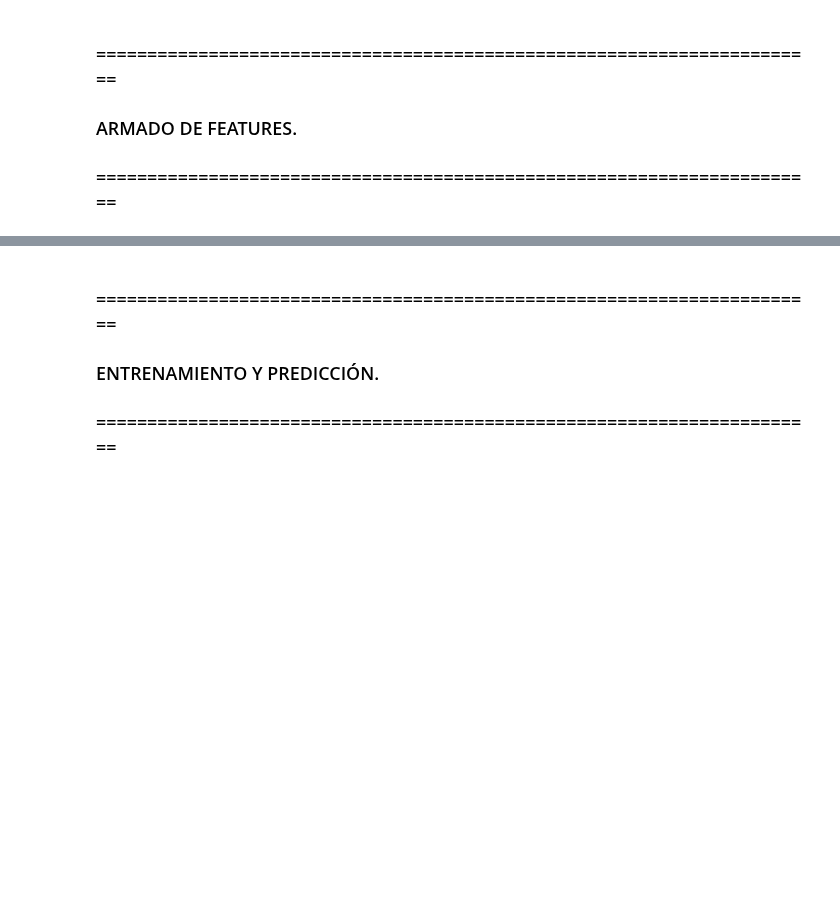
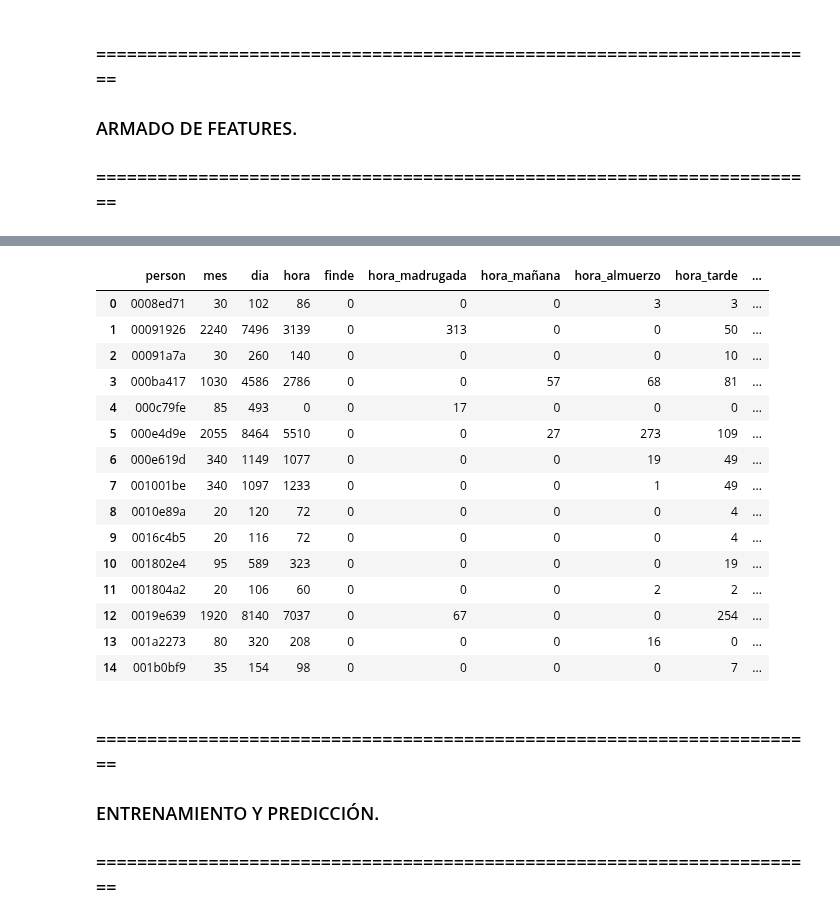
Before and after one commit to asilvestri2020/7506_2C2018, a Jupyter notebook: TP2/Borrador_Andres.ipynb, the cells around one changed output, grey strips where cells are left out. Drawn from its saved outputs; the diff is of its cells as text; code cells hidden in the pictures; blank space fills up the shorter version.

Commit message:
Agrupando
Hay columnas que traen problemas, revisando...

```diff
--- a/TP2/Borrador_Andres.ipynb
+++ b/TP2/Borrador_Andres.ipynb
@@ -140,18 +172,44 @@ eventos = pd.concat([eventos, dummies_storage], axis=1)
 # %%
-columnas_filtrar = list(eventos.select_dtypes(include=['int','float64','uint8']).columns)
+columnas_filtrar = list(eventos_filtrados.select_dtypes(include=['int','float64','uint8']).columns)
 
 columnas_filtrar.remove('sku')
-columnas_filtrar.remove('staticpage')
+#columnas_filtrar.remove('generic listing')
+#columnas_filtrar.remove('staticpage')
+#columnas_filtrar.remove('Azul Topázio')
 columnas_filtrar.append('person')
-asd = eventos.loc[:, eventos.columns.isin(columnas_filtrar)]
+asd = eventos_filtrados.loc[:, eventos_filtrados.columns.isin(columnas_filtrar)]
 columnas_filtrar.remove('person')
 
-eventos_agrupados = asd.groupby('person')[columnas_filtrar]
+# VOY A TRABAJAR CON UN CASO  TESTIGO.
+pd.options.display.max_columns = 350
 
+#asd.info()
+asd.head(25)
+eventos_agrupados = ''
+eventos_agrupados = asd.groupby('person')[columnas_filtrar].sum().reset_index()
+eventos_agrupados = eventos_agrupados[(eventos_agrupados.dia > 0)]
+eventos_agrupados.head(15)
 
 #asd.head()
 #grouped_df = eventos.groupby('person').mean().reset_index()
 #entrenar = pd.](grouped_df)
+# %% [output]
+|  | person | mes | dia | hora | finde | hora_madrugada | hora_mañana | hora_almuerzo | hora_tarde | ... |
+| 0 | 0008ed71 | 30 | 102 | 86 | 0 | 0 | 0 | 3 | 3 | ... |
+| 1 | 00091926 | 2240 | 7496 | 3139 | 0 | 313 | 0 | 0 | 50 | ... |
+| 2 | 00091a7a | 30 | 260 | 140 | 0 | 0 | 0 | 0 | 10 | ... |
+| 3 | 000ba417 | 1030 | 4586 | 2786 | 0 | 0 | 57 | 68 | 81 | ... |
+| 4 | 000c79fe | 85 | 493 | 0 | 0 | 17 | 0 | 0 | 0 | ... |
+| 5 | 000e4d9e | 2055 | 8464 | 5510 | 0 | 0 | 27 | 273 | 109 | ... |
+| 6 | 000e619d | 340 | 1149 | 1077 | 0 | 0 | 0 | 19 | 49 | ... |
+| 7 | 001001be | 340 | 1097 | 1233 | 0 | 0 | 0 | 1 | 49 | ... |
+| 8 | 0010e89a | 20 | 120 | 72 | 0 | 0 | 0 | 0 | 4 | ... |
+| 9 | 0016c4b5 | 20 | 116 | 72 | 0 | 0 | 0 | 0 | 4 | ... |
+| 10 | 001802e4 | 95 | 589 | 323 | 0 | 0 | 0 | 0 | 19 | ... |
+| 11 | 001804a2 | 20 | 106 | 60 | 0 | 0 | 0 | 2 | 2 | ... |
+| 12 | 0019e639 | 1920 | 8140 | 7037 | 0 | 67 | 0 | 0 | 254 | ... |
+| 13 | 001a2273 | 80 | 320 | 208 | 0 | 0 | 0 | 16 | 0 | ... |
+| 14 | 001b0bf9 | 35 | 154 | 98 | 0 | 0 | 0 | 0 | 7 | ... |
 # %% [markdown]
 ### =======================================================================
 ### ENTRENAMIENTO Y PREDICCIÓN.
```
Also changed, not shown: parts of 13 cells of this notebook.
